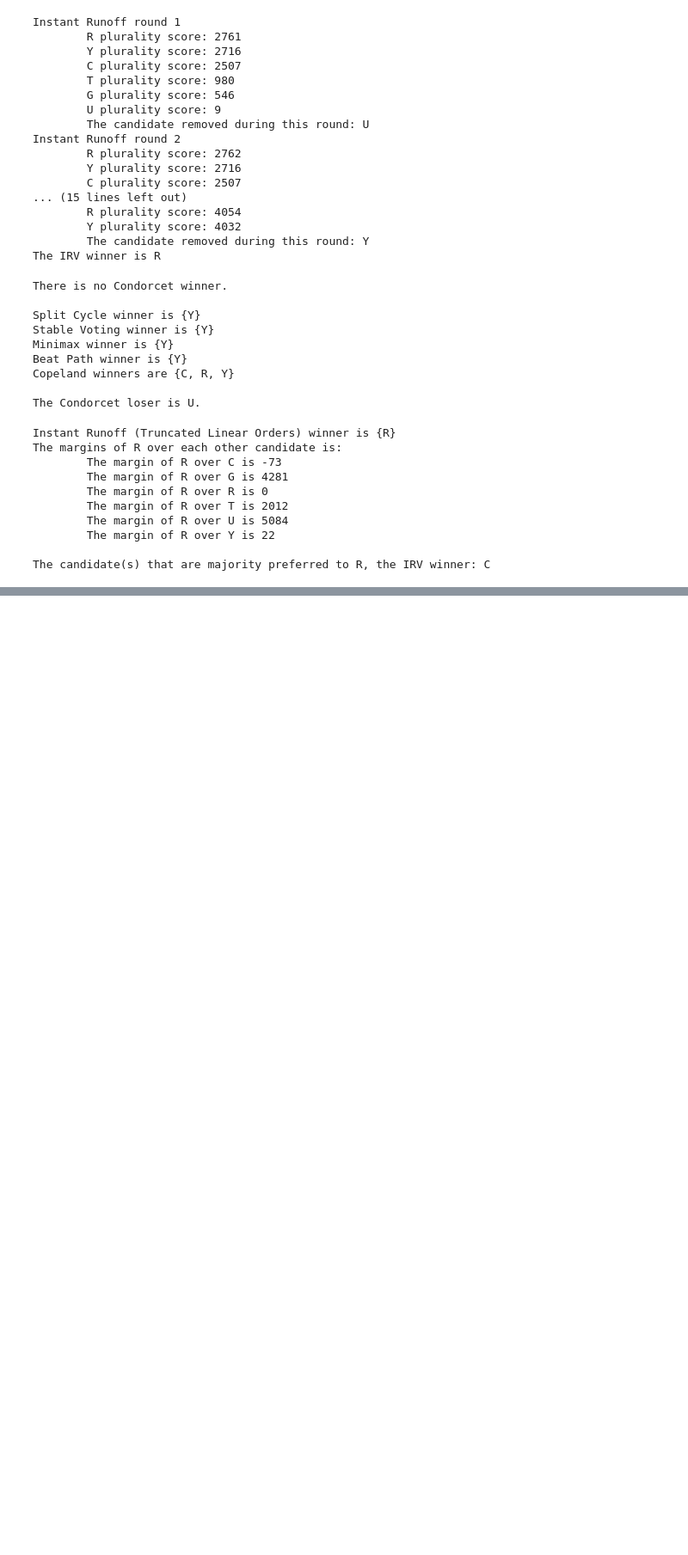
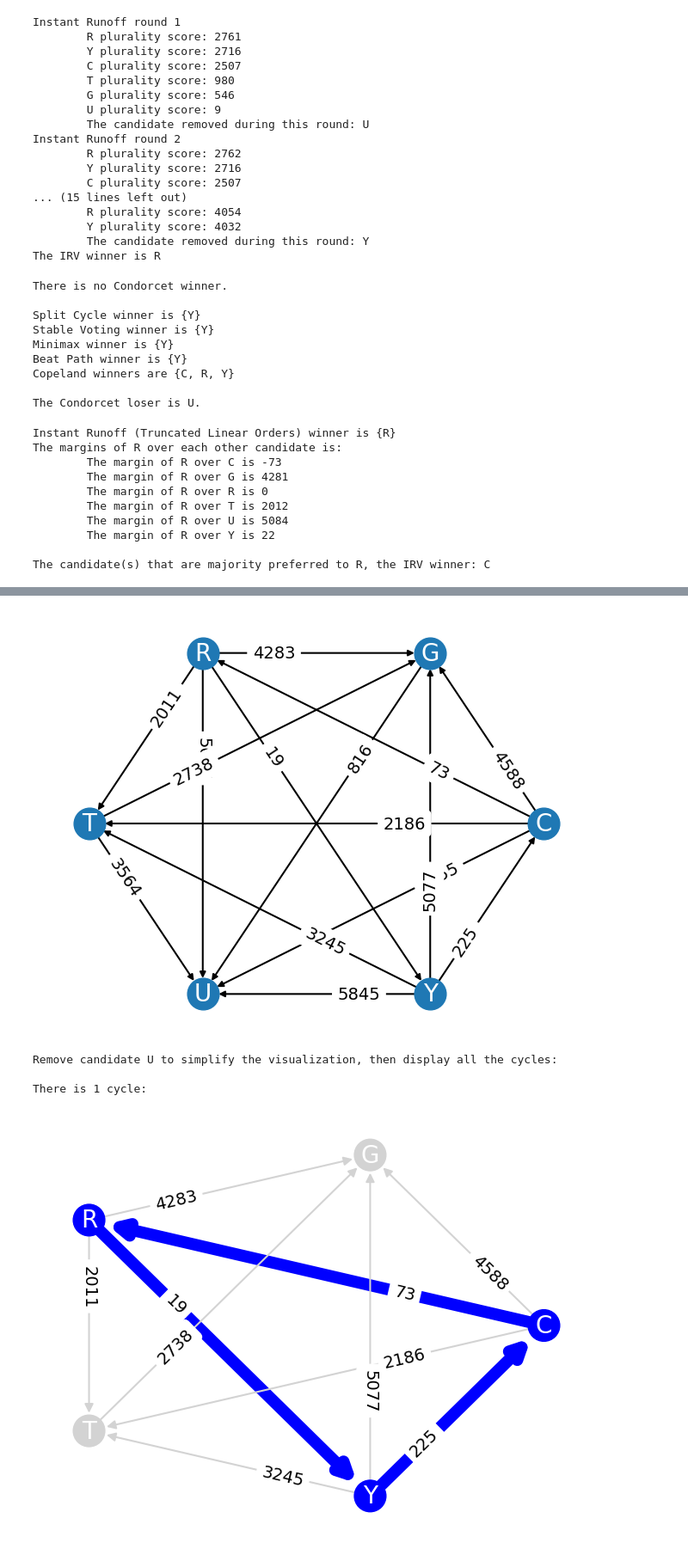
Before and after one commit to voting-tools/election-analysis, a Jupyter notebook: minneapolis_2021.ipynb, the cells around one changed output, grey strips where cells are left out. Shown at 86% size. Cells and saved outputs as stored; diff of their text form; code cells hidden in the pictures; blank space fills up the shorter version.

```diff
--- a/minneapolis_2021.ipynb
+++ b/minneapolis_2021.ipynb
@@ -190,0 +242,14 @@ The candidate(s) that are majority preferred to R, the IRV winner: C
+# %%
+prof.display_margin_graph()
+
+print("Remove candidate U to simplify the visualization, then display all the cycles: \n")
+new_prof = prof.remove_candidates(['U'])
+new_prof.use_extended_strict_preference()
+
+new_prof.margin_graph().display_cycles()
+# %% [output]
+[figure, added]
+Remove candidate U to simplify the visualization, then display all the cycles:
+
+There is 1 cycle:
+[figure, added]
```
Also changed, not shown: parts of 3 cells of this notebook, 4 other files.
